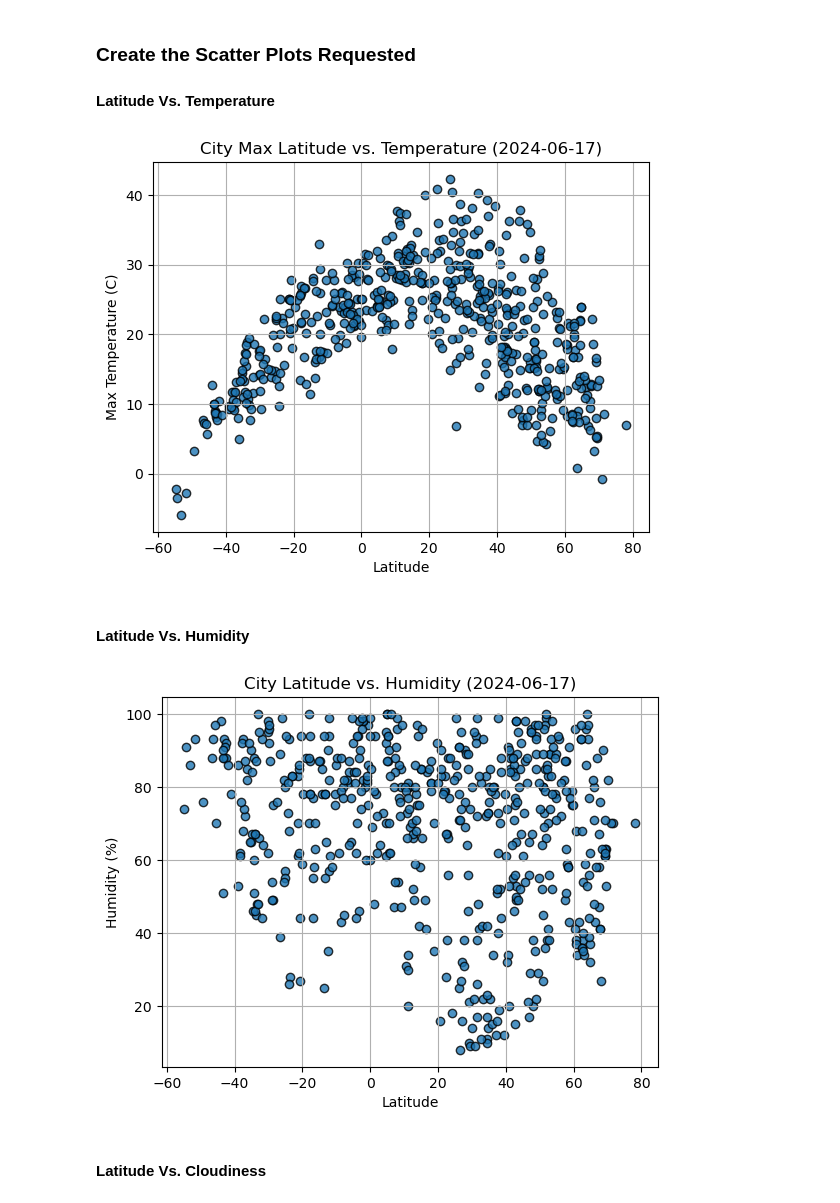
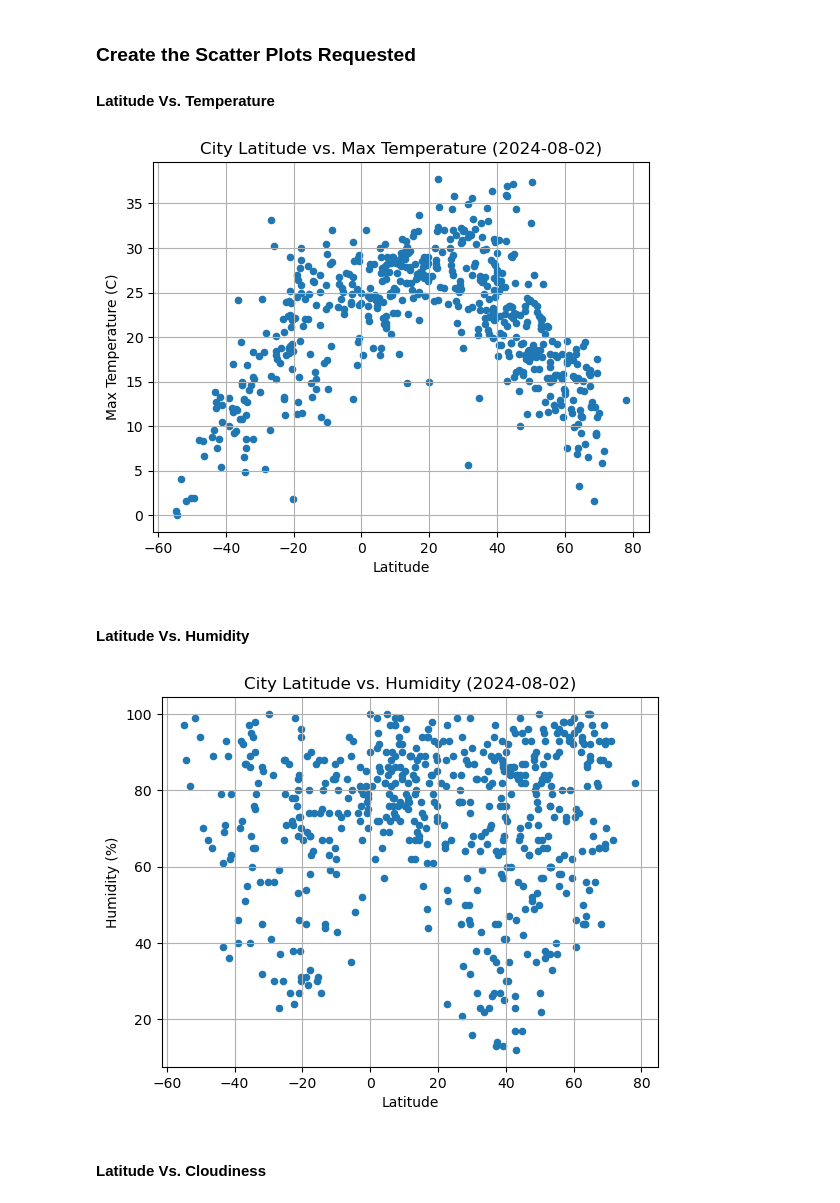
Before and after one commit to kylechou2873/python-api-challenge, a Jupyter notebook: Starter_Code/WeatherPy.ipynb, the cells around one changed output. Drawn from its saved outputs; the diff is of its cells as text; code cells hidden in the pictures.

```diff
--- a/Starter_Code/WeatherPy.ipynb
+++ b/Starter_Code/WeatherPy.ipynb
@@ -193,33 +194,39 @@ city_data_df.head()
 # %%
 # Build scatter plot for latitude vs. temperature
 # YOUR CODE HERE
-
+city_data_df.plot(kind="scatter",x="Lat",y="Max Temp")
 # Incorporate the other graph properties
 # YOUR CODE HERE
-
+plt.title("City Latitude vs. Max Temperature (2024-08-02)")
+plt.grid()
+plt.xlabel("Latitude")
+plt.ylabel("Max Temperature (C)")
 # Save the figure
 plt.savefig("output_data/Fig1New.png")
 
 # Show plot
 plt.show()
 # %% [output]
-[figure, old version]
+[figure, new version]
 # %% [markdown]
 #### Latitude Vs. Humidity
 # %%
 # Build the scatter plots for latitude vs. humidity
 # YOUR CODE HERE
-
+city_data_df.plot(kind="scatter",x="Lat",y="Humidity")
 # Incorporate the other graph properties
 # YOUR CODE HERE
-
+plt.title("City Latitude vs. Humidity (2024-08-02)")
+plt.grid()
+plt.xlabel("Latitude")
+plt.ylabel("Humidity (%)")
 # Save the figure
 plt.savefig("output_data/Fig2New.png")
 
 # Show plot
 plt.show()
 # %% [output]
-[figure, old version]
+[figure, new version]
 # %% [markdown]
 #### Latitude Vs. Cloudiness
 # %%
```
Also changed, not shown: parts of 32 cells of this notebook, 8 other files.
